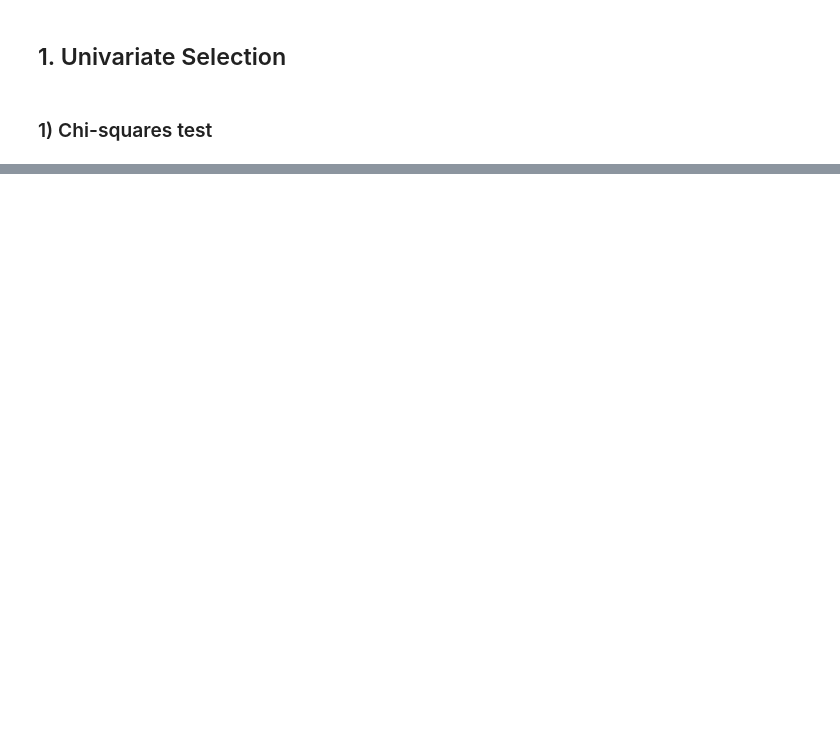
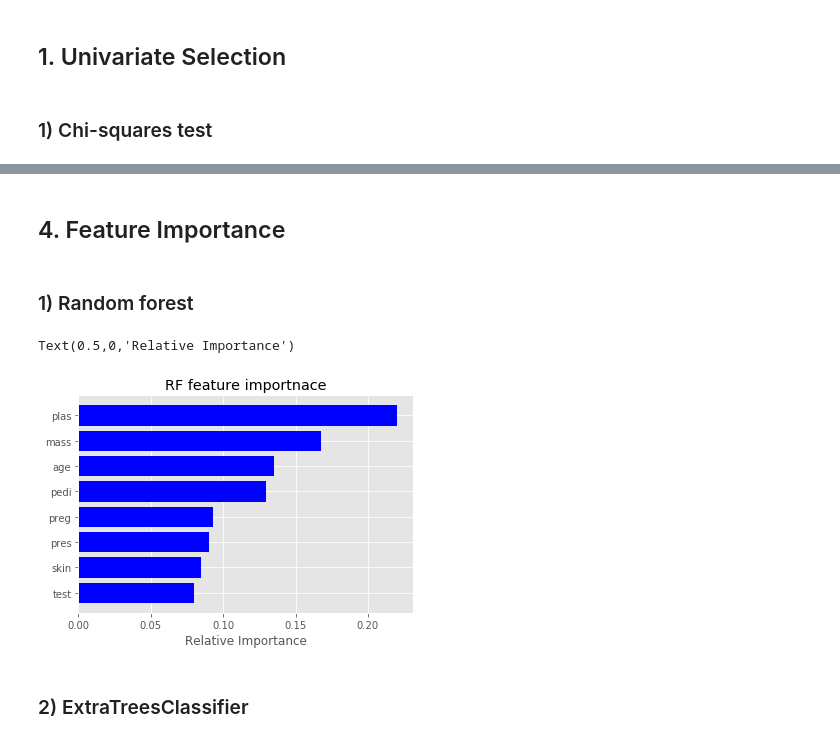
Before and after one commit to jeonghunyoon/kaggle, a Jupyter notebook: [Sample] 01. Feature selection.ipynb, the cells around one changed output, grey strips where cells are left out. Drawn from its saved outputs; the diff is of its cells as text; code cells hidden in the pictures; blank space fills up the shorter version.

```diff
--- a/[Sample] 01. Feature selection.ipynb
+++ b/[Sample] 01. Feature selection.ipynb
@@ -0,0 +3,10 @@
+# %%
+import pandas as pd
+
+url = 'https://raw.githubusercontent.com/jbrownlee/Datasets/master/pima-indians-diabetes.data.csv'
+names = ['preg', 'plas', 'pres', 'skin', 'test', 'mass', 'pedi', 'age', 'class']
+
+df = pd.read_csv(url, names=names)
+
+x = df.iloc[:, 0:8]
+y = df.iloc[:, 8]
@@ -23,0 +90,24 @@ df.head()
+# %% [markdown]
+## 4. Feature Importance
+# %% [markdown]
+### 1) Random forest
+# %%
+from sklearn.ensemble import RandomForestClassifier
+import matplotlib.pyplot as plt
+plt.style.use('ggplot')
+
+rf_model = RandomForestClassifier()
+rf_model.fit(x, y)
+
+rf_feat_importance = rf_model.feature_importances_
+indices = np.argsort(rf_feat_importance)
+# %%
+plt.title('RF feature importnace')
+plt.barh(range(len(indices)), rf_feat_importance[indices], color='b', align='center')
+plt.yticks(range(len(indices)), x.keys()[indices])
+plt.xlabel('Relative Importance')
+# %% [output]
+Text(0.5,0,'Relative Importance')
+[figure, added]
+# %% [markdown]
+### 2) ExtraTreesClassifier
```
Also changed, not shown: parts of 14 cells of this notebook.
